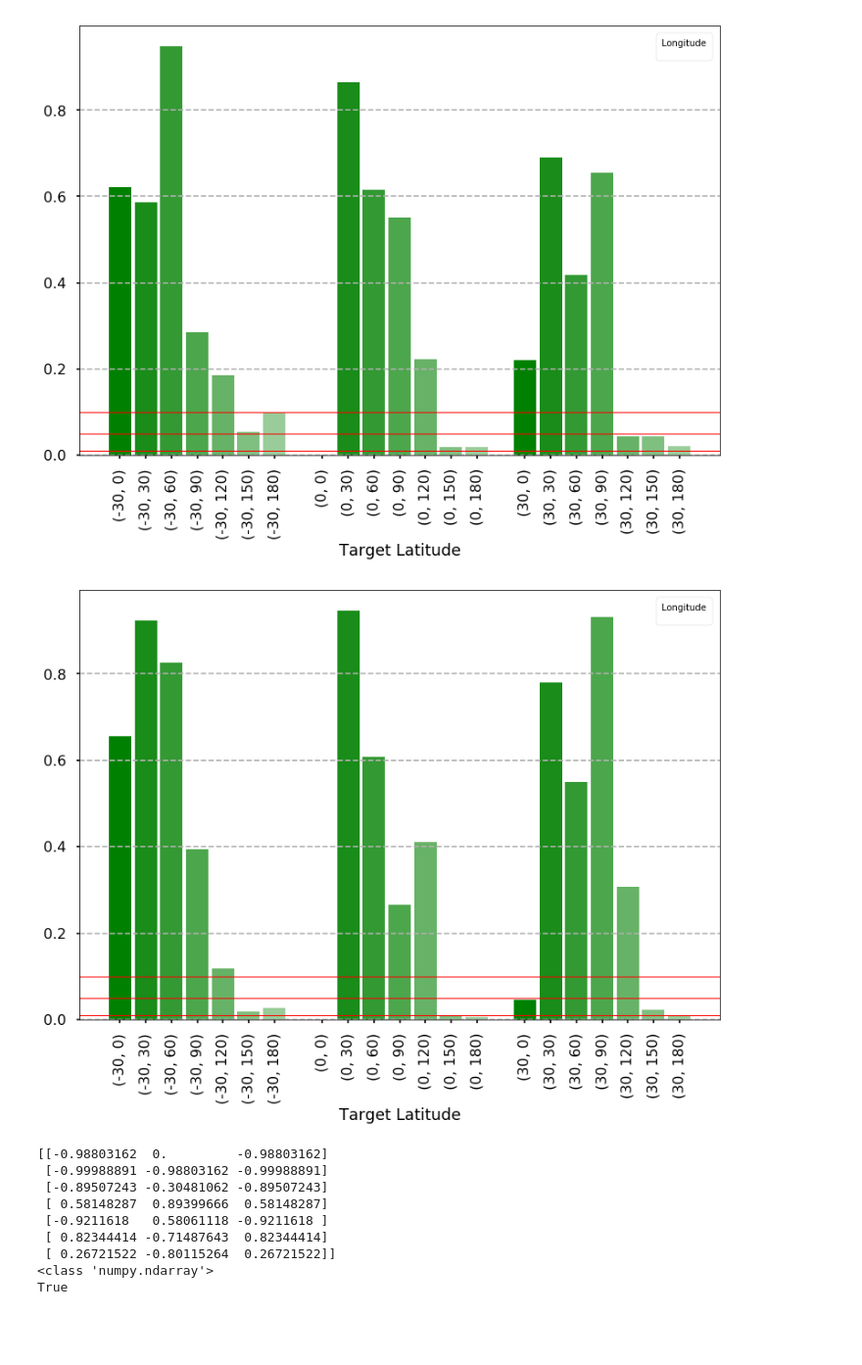
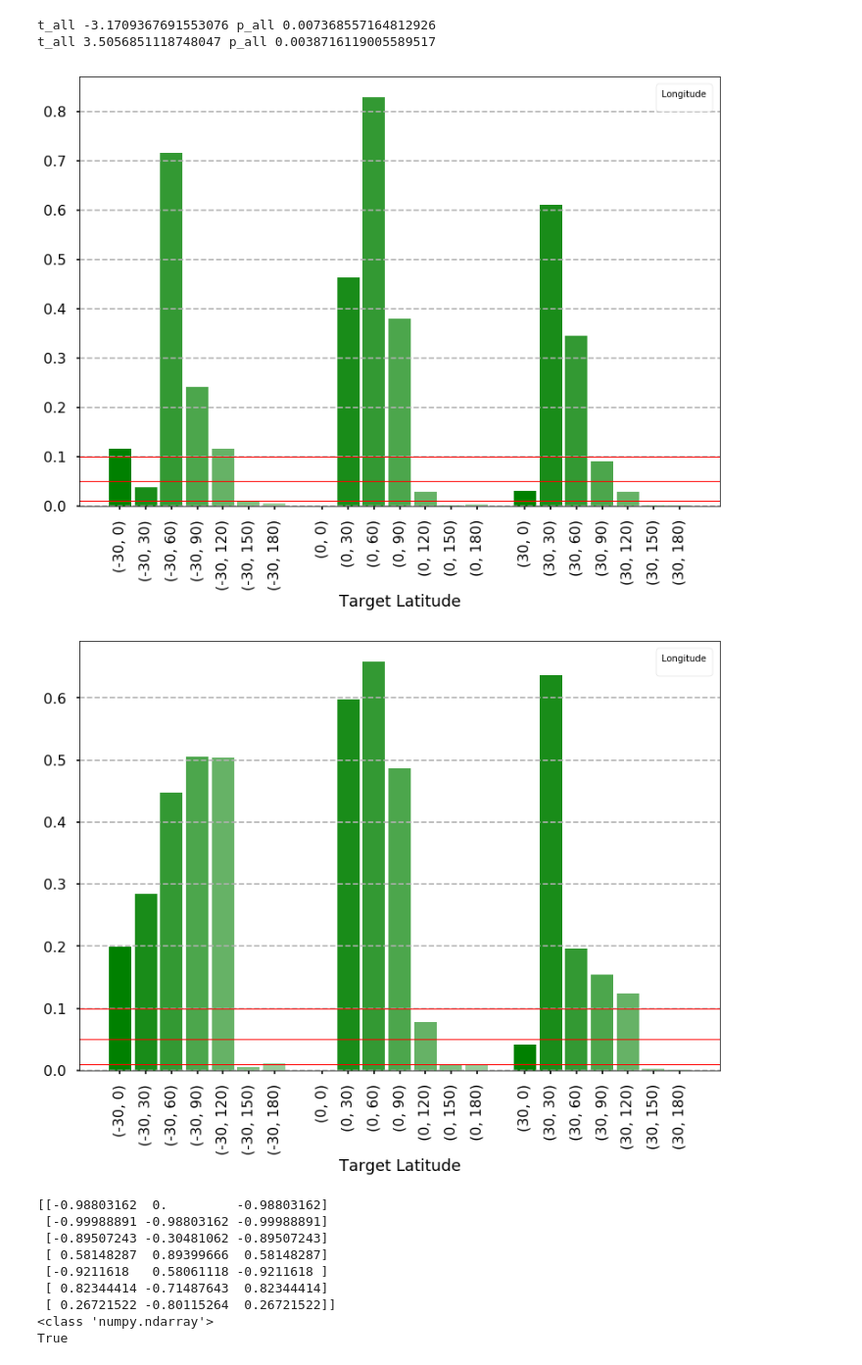
Before and after one commit to red-pencil/python_data, a Jupyter notebook: vtdata/Scripts/plot_20190430.ipynb, the cells around one changed output. Shown at 98% size. Saved outputs shown, nothing was run; the diff lists cells and outputs as text; code cells hidden in the pictures; blank space fills up the shorter version.

```diff
--- a/vtdata/Scripts/plot_20190430.ipynb
+++ b/vtdata/Scripts/plot_20190430.ipynb
@@ -283,7 +283,7 @@ class User(object):
 
     #def _mean(self, array):
 
-    def _cal_ratio(before, after):
+    def cal_ratio(before, after):
 
         ratio=[]
         log=[]
@@ -328,7 +328,7 @@ class User(object):
         #print(np.array(self.speed_mean).shape)
 
         #print(np.array(self.speed_mean[before-1]).shape, np.array(data_before).shape)
-        ratio, log = User._cal_ratio(data_before, data_after)
+        ratio, log = User.cal_ratio(data_before, data_after)
         return ratio, log
 
 
@@ -415,8 +415,13 @@ class Exp(object):
 
 
     def _cal_mean_1(input_data):
-        mean = np.mean(np.delete(np.array(input_data), 7))
-        std = np.std(np.delete(np.array(input_data), 7))
+        #print(np.array(input_data))
+        data = [i for i in np.array(input_data).flatten() if (i!=0)]
+        #print(np.array(input_data).flatten())
+        #mean = np.mean(np.delete(np.array(input_data), 7))
+        #std = np.std(np.delete(np.array(input_data), 7))
+        mean = np.mean(data)
+        std = np.std(data)
 
         return mean
 
@@ -777,9 +900,9 @@ def plot_bar_single(mean):
 # %%
 ###################### choose user
-#users=[1,2,3,4,5,9,10,14,6,12,13,8,11,7]#after 13
+users=[1,2,3,4,5,9,10,14,6,12,13,8,11,7]#after 13
 #users=[1,2,3,4,5,9,10,14,6,12]
 #users=[1,2,3,4,5,6,8,9,10,12] #roshan
-users=[14,16,17,18,19,15]
+#users=[14,16,17,18,19,15]
 #users=[1,2]
 ######################
 
@@ -805,9 +928,9 @@ for uid in range(len(users)):
     test1.add_user(user_temp)
     test2.add_user(user_temp)
 
-    test3.add_user(user_temp)
-    test4.add_user(user_temp)
-    test5.add_user(user_temp)
+    #test3.add_user(user_temp)
+    #test4.add_user(user_temp)
+    #test5.add_user(user_temp)
 
     user_all.append(user_temp)
     #print(np.array(Test1.data_group).shape)
@@ -919,35 +1047,48 @@ plot_bar(np.array(test1.speed_mean_3x7).T, np.array(test2.speed_mean_3x7).T,
 # %%
 def cal_ttest(t1, t2):
     tvalue=[]
     pvalue=[]
     for lat in range(3):
         tv=[]
         pv=[]
         for lon in range(7):
             all_user_t1=[]
             all_user_t2=[]
             for user in range(len(t1)):
                 all_user_t1.append(t1[user][lat][lon])
                 all_user_t2.append(t2[user][lat][lon])
 
-            t,p = ttest_ind(all_user_t1, all_user_t2)
+            t,p = ttest_rel(all_user_t1, all_user_t2)
             tv.append(t) # *7
             pv.append(p)
         tvalue.append(tv)
         pvalue.append(pv)# *3
+
+    d1 =[]
+    d2 =[]
+    for user in range(len(t1)):
+        data_1 = [i for i in np.array(t1[user]).flat if (i!=0)]
+        data_2 = [i for i in np.array(t2[user]).flat if (i!=0)]
+        d1.append(np.mean(data_1))
+        d2.append(np.mean(data_2))
+
+    t_all,p_all = ttest_rel(d1, d2)
+    print('t_all', t_all, 'p_all', p_all)
 
     return tvalue, pvalue
 
 speed_t, speed_p = cal_ttest(test1.speed_mean_10x3x7, test2.speed_mean_10x3x7)
 plot_bar_single(speed_p)
 
 time_t, time_p = cal_ttest(test1.time_mean_10x3x7, test2.time_mean_10x3x7)
 plot_bar_single(time_p)
 # %% [output]
 No handles with labels found to put in legend.
 No handles with labels found to put in legend.
+t_all -3.1709367691553076 p_all 0.007368557164812926
+t_all 3.5056851118748047 p_all 0.0038716119005589517
-[figure, old version]
+[figure, new version]
-[figure, old version]
+[figure, new version]
 # %%
 X = [-30,0,30]
 Y = [0,30,60,90,120,150,180]
```
Also changed, not shown: parts of 6 cells of this notebook, 2 other files.
